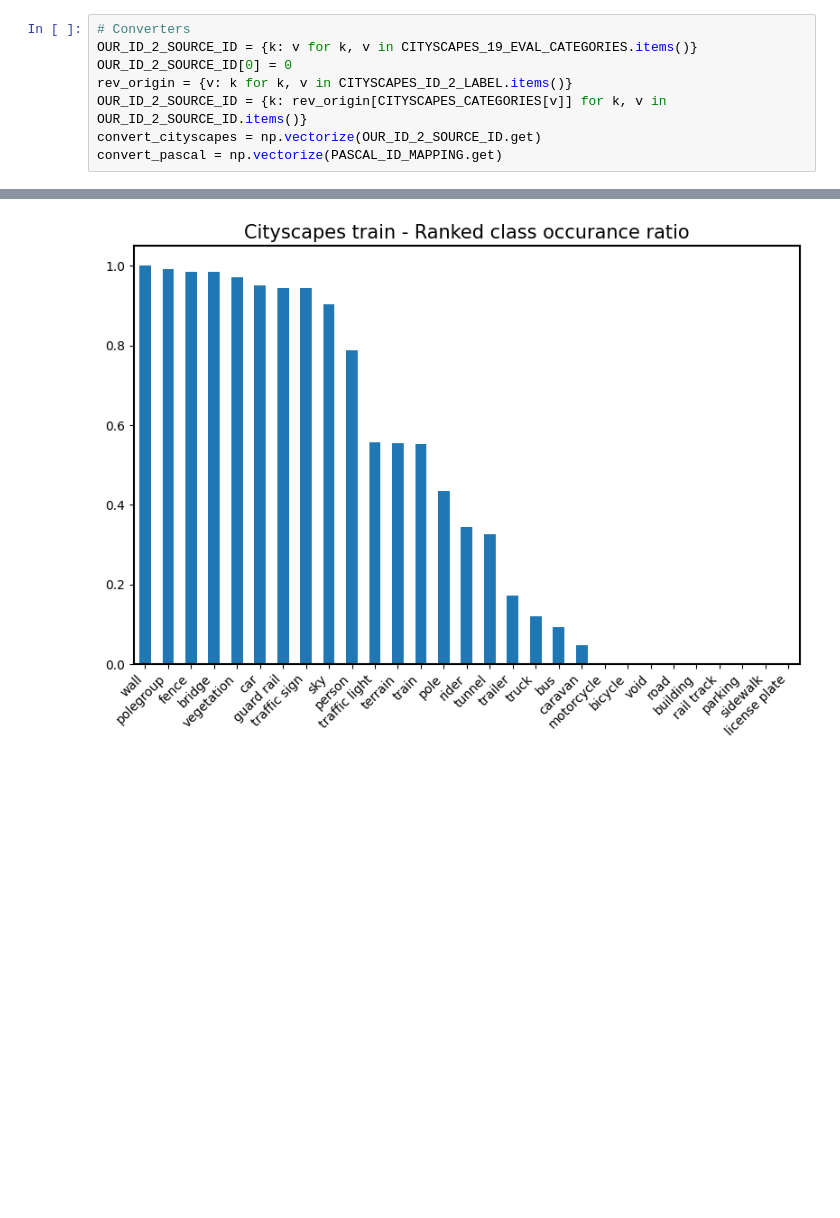
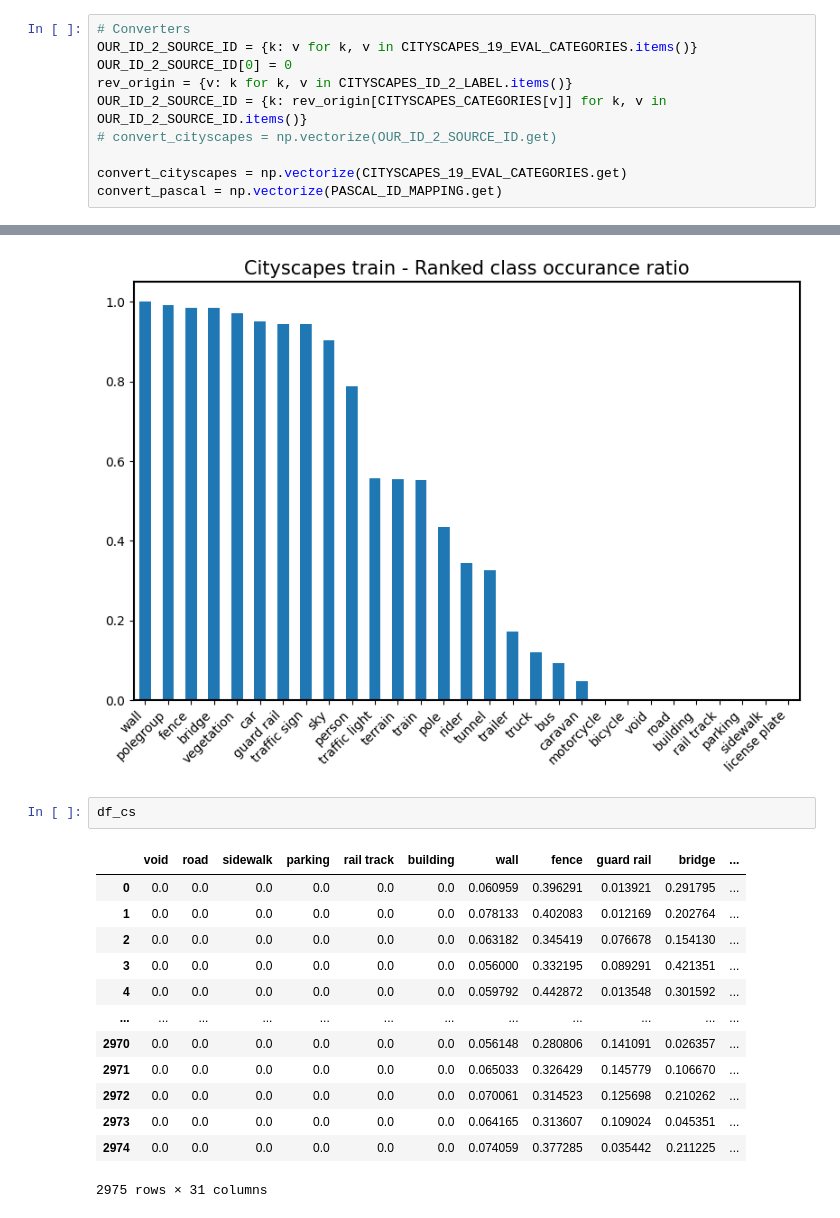
Before and after one commit to ronaldvlaar/prototype_segmentation, a Jupyter notebook: EDA/Exploratory Data Analysis.ipynb, the cells around one changed output, grey strips where cells are left out. Saved outputs shown, nothing was run; the diff lists cells and outputs as text; blank space fills up the shorter version.

```diff
--- a/EDA/Exploratory Data Analysis.ipynb
+++ b/EDA/Exploratory Data Analysis.ipynb
@@ -261,7 +311,9 @@ OUR_ID_2_SOURCE_ID = {k: v for k, v in CITYSCAPES_19_EVAL_CATEGORIES.items()}
 OUR_ID_2_SOURCE_ID[0] = 0
 rev_origin = {v: k for k, v in CITYSCAPES_ID_2_LABEL.items()}
 OUR_ID_2_SOURCE_ID = {k: rev_origin[CITYSCAPES_CATEGORIES[v]] for k, v in OUR_ID_2_SOURCE_ID.items()}
-convert_cityscapes = np.vectorize(OUR_ID_2_SOURCE_ID.get)
+# convert_cityscapes = np.vectorize(OUR_ID_2_SOURCE_ID.get)
+
+convert_cityscapes = np.vectorize(CITYSCAPES_19_EVAL_CATEGORIES.get)
 convert_pascal = np.vectorize(PASCAL_ID_MAPPING.get)
 # %%
 convert_cityscapes(np.array([1,2,3])), convert_pascal(np.array([1,2,3]))
@@ -550,3 +603,19 @@ ranked(df, title_prep='Cityscapes train - ', drop1=[], drop2=[])
 Remove []
 [figure]
 [figure]
+# %%
+df_cs
+# %% [output]
+|  | void | road | sidewalk | parking | rail track | building | wall | fence | guard rail | bridge | ... |
+| 0 | 0.0 | 0.0 | 0.0 | 0.0 | 0.0 | 0.0 | 0.060959 | 0.396291 | 0.013921 | 0.291795 | ... |
+| 1 | 0.0 | 0.0 | 0.0 | 0.0 | 0.0 | 0.0 | 0.078133 | 0.402083 | 0.012169 | 0.202764 | ... |
+| 2 | 0.0 | 0.0 | 0.0 | 0.0 | 0.0 | 0.0 | 0.063182 | 0.345419 | 0.076678 | 0.154130 | ... |
+| 3 | 0.0 | 0.0 | 0.0 | 0.0 | 0.0 | 0.0 | 0.056000 | 0.332195 | 0.089291 | 0.421351 | ... |
+| 4 | 0.0 | 0.0 | 0.0 | 0.0 | 0.0 | 0.0 | 0.059792 | 0.442872 | 0.013548 | 0.301592 | ... |
+| ... | ... | ... | ... | ... | ... | ... | ... | ... | ... | ... | ... |
+| 2970 | 0.0 | 0.0 | 0.0 | 0.0 | 0.0 | 0.0 | 0.056148 | 0.280806 | 0.141091 | 0.026357 | ... |
+| 2971 | 0.0 | 0.0 | 0.0 | 0.0 | 0.0 | 0.0 | 0.065033 | 0.326429 | 0.145779 | 0.106670 | ... |
+| 2972 | 0.0 | 0.0 | 0.0 | 0.0 | 0.0 | 0.0 | 0.070061 | 0.314523 | 0.125698 | 0.210262 | ... |
+| 2973 | 0.0 | 0.0 | 0.0 | 0.0 | 0.0 | 0.0 | 0.064165 | 0.313607 | 0.109024 | 0.045351 | ... |
+| 2974 | 0.0 | 0.0 | 0.0 | 0.0 | 0.0 | 0.0 | 0.074059 | 0.377285 | 0.035442 | 0.211225 | ... |
+2975 rows × 31 columns
```
Also changed, not shown: parts of 6 cells of this notebook, 1 other file.
